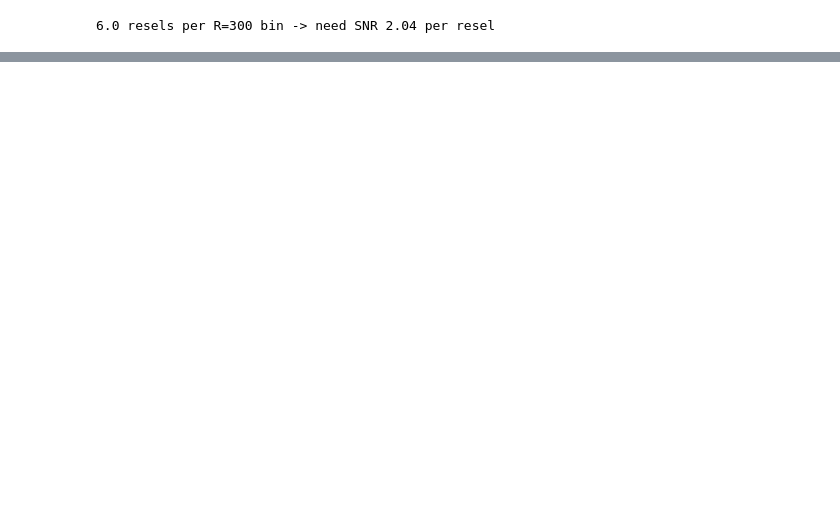
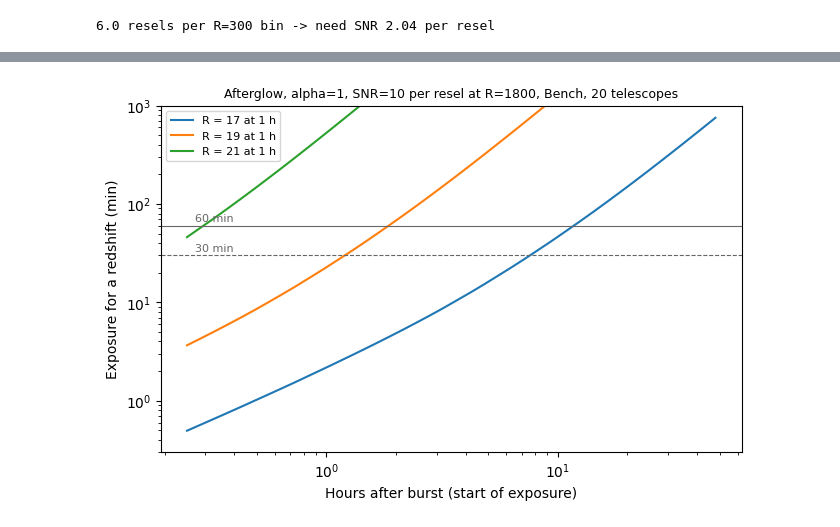
Before and after one commit to schmidt-observatories/lfast-etc, a Jupyter notebook: notebooks/04_tdamm_followup.ipynb, the cells around one changed output, grey strips where cells are left out. Cells and saved outputs as stored; diff of their text form; code cells hidden in the pictures; blank space fills up the shorter version.

```diff
--- a/notebooks/04_tdamm_followup.ipynb
+++ b/notebooks/04_tdamm_followup.ipynb
@@ -116,8 +168,0 @@ principle respond within minutes, which is the regime where the curve is flat.
-# %%
-delay_h = np.logspace(0, np.log10(48), 25)
-mag_t = 17 + 2.5*1.0*np.log10(delay_h/1.0)
-t_cls = bench.exptime_vs_mag(seds["afterglow Fnu~nu^-0.7"], mag_t, snr=snr_resel_needed, wavelength=WINDOW)
-fig, ax = plt.subplots(figsize=(7, 4))
-ax.plot(delay_h, t_cls/60)
-ax.set_xscale('log'); ax.set_yscale('log'); ax.set_xlabel("Hours after burst"); ax.set_ylabel("Exposure for classification (min)")
-ax.set_title("Afterglow R=17 at 1 h, alpha=1, Bench, 20 telescopes", fontsize=9);
@@ -144,0 +195,16 @@ N= 80: classification depth in 30 min, 6000 K: R<21.66
+# %%
+SNR_Z = 10                    # SNR per native resel for an absorption-line redshift
+delay_h = np.logspace(np.log10(0.25), np.log10(48), 40)
+fig, ax = plt.subplots(figsize=(7.5, 4.5))
+for m1h in (17, 19, 21):
+    mag_t = m1h + 2.5*1.0*np.log10(delay_h/1.0)
+    t_z = bench.exptime_vs_mag(seds["afterglow (AB)"], mag_t, snr=SNR_Z, wavelength=WINDOW)
+    ax.plot(delay_h, t_z/60, label=f"R = {m1h} at 1 h")
+ax.axhline(60, color='0.4', lw=0.8); ax.text(0.27, 66, "60 min", fontsize=8, color='0.4')
+ax.axhline(30, color='0.4', ls='--', lw=0.8); ax.text(0.27, 33, "30 min", fontsize=8, color='0.4')
+ax.set_xscale('log'); ax.set_yscale('log'); ax.set_ylim(0.3, 1e3)
+ax.set_xlabel("Hours after burst (start of exposure)"); ax.set_ylabel("Exposure for a redshift (min)")
+ax.legend(fontsize=8)
+ax.set_title(f"Afterglow, alpha=1, SNR={SNR_Z} per resel at R=1800, Bench, {N_TEL} telescopes", fontsize=9);
+# %% [output]
+[figure, added]
```
Also changed, not shown: parts of 25 cells of this notebook, 2 other files.
